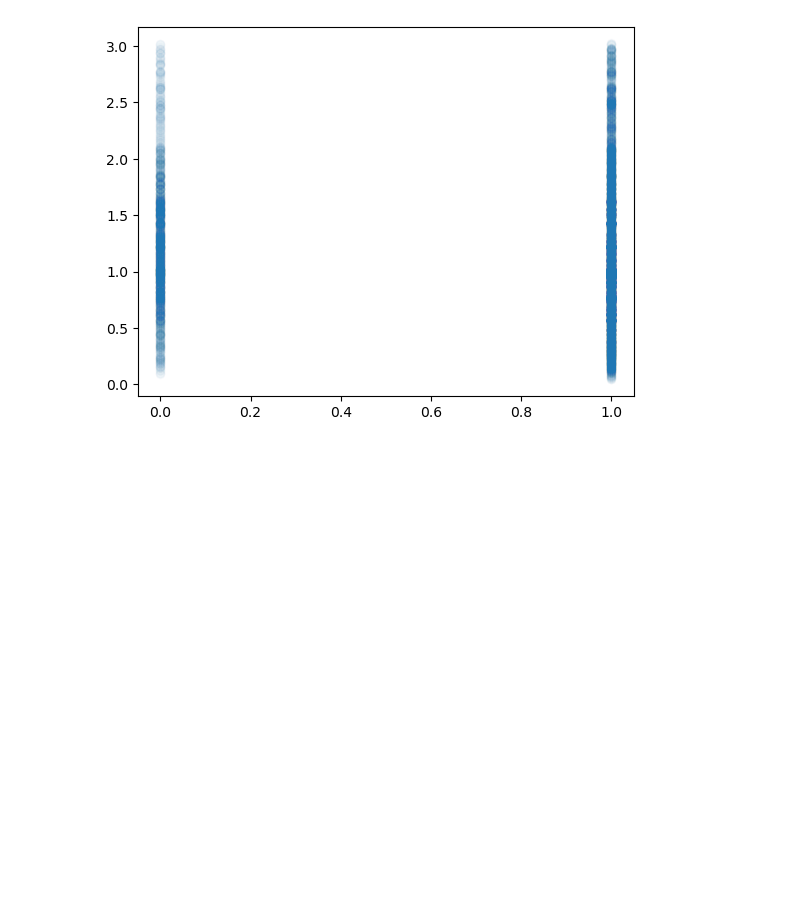
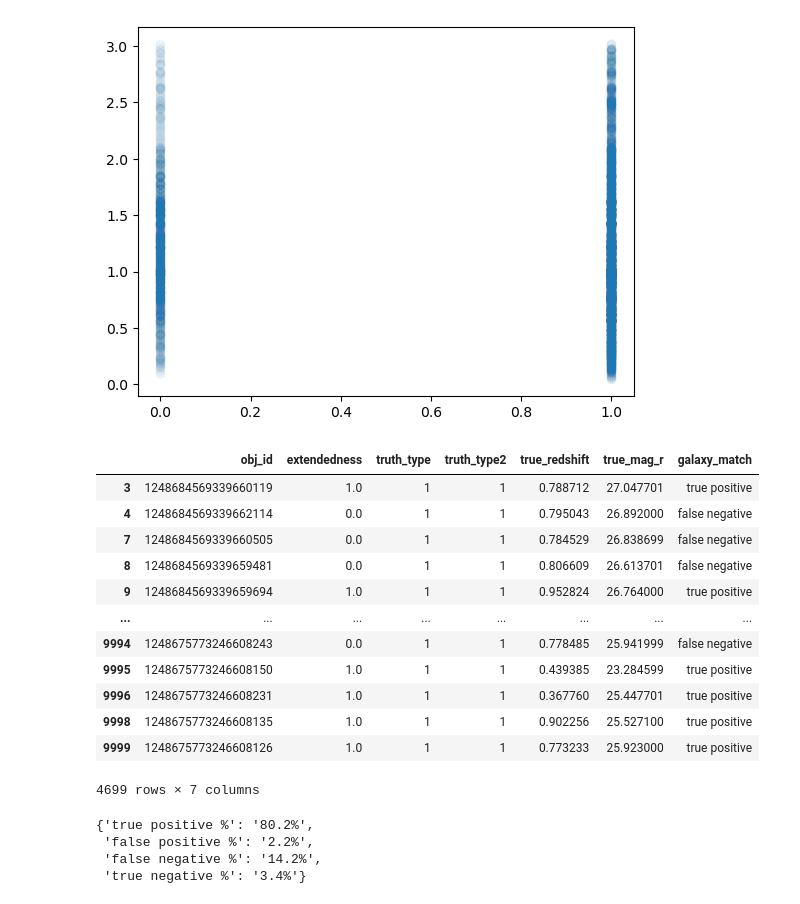
Before and after one commit to sarahedraves/LSST_Data, a Jupyter notebook: TruthTableRedshifts.ipynb, the cells around one changed output. Saved outputs shown, nothing was run; the diff lists cells and outputs as text; code cells hidden in the pictures; blank space fills up the shorter version.

Commit message:
comparing false positive rate of galaxy detection by redshift bin

```diff
--- a/TruthTableRedshifts.ipynb
+++ b/TruthTableRedshifts.ipynb
@@ -195,3 +195,21 @@ plt.scatter(true_galaxies["extendedness"],true_galaxies["true_redshift"],alpha=0
 [figure]
 # %%
 #visually shows the same thing
+# %%
+near_objects=results_table.loc[(results_table["true_redshift"]<=1)]
+# %%
+near_objects
+# %% [output]
+|  | obj_id | extendedness | truth_type | truth_type2 | true_redshift | true_mag_r | galaxy_match |
+| 3 | 1248684569339660119 | 1.0 | 1 | 1 | 0.788712 | 27.047701 | true positive |
+| 4 | 1248684569339662114 | 0.0 | 1 | 1 | 0.795043 | 26.892000 | false negative |
+| 7 | 1248684569339660505 | 0.0 | 1 | 1 | 0.784529 | 26.838699 | false negative |
+| 8 | 1248684569339659481 | 0.0 | 1 | 1 | 0.806609 | 26.613701 | false negative |
+| 9 | 1248684569339659694 | 1.0 | 1 | 1 | 0.952824 | 26.764000 | true positive |
+| ... | ... | ... | ... | ... | ... | ... | ... |
+| 9994 | 1248675773246608243 | 0.0 | 1 | 1 | 0.778485 | 25.941999 | false negative |
+| 9995 | 1248675773246608150 | 1.0 | 1 | 1 | 0.439385 | 23.284599 | true positive |
+| 9996 | 1248675773246608231 | 1.0 | 1 | 1 | 0.367760 | 25.447701 | true positive |
+| 9998 | 1248675773246608135 | 1.0 | 1 | 1 | 0.902256 | 25.527100 | true positive |
+| 9999 | 1248675773246608126 | 1.0 | 1 | 1 | 0.773233 | 25.923000 | true positive |
+4699 rows × 7 columns
@@ -197,0 +218,7 @@ plt.scatter(true_galaxies["extendedness"],true_galaxies["true_redshift"],alpha=0
+# %%
+confusion_matrix(near_objects["galaxy_match"])
+# %% [output]
+{'true positive %': '80.2%',
+ 'false positive %': '2.2%',
+ 'false negative %': '14.2%',
+ 'true negative %': '3.4%'}
```
Also changed, not shown: parts of 4 cells of this notebook.
